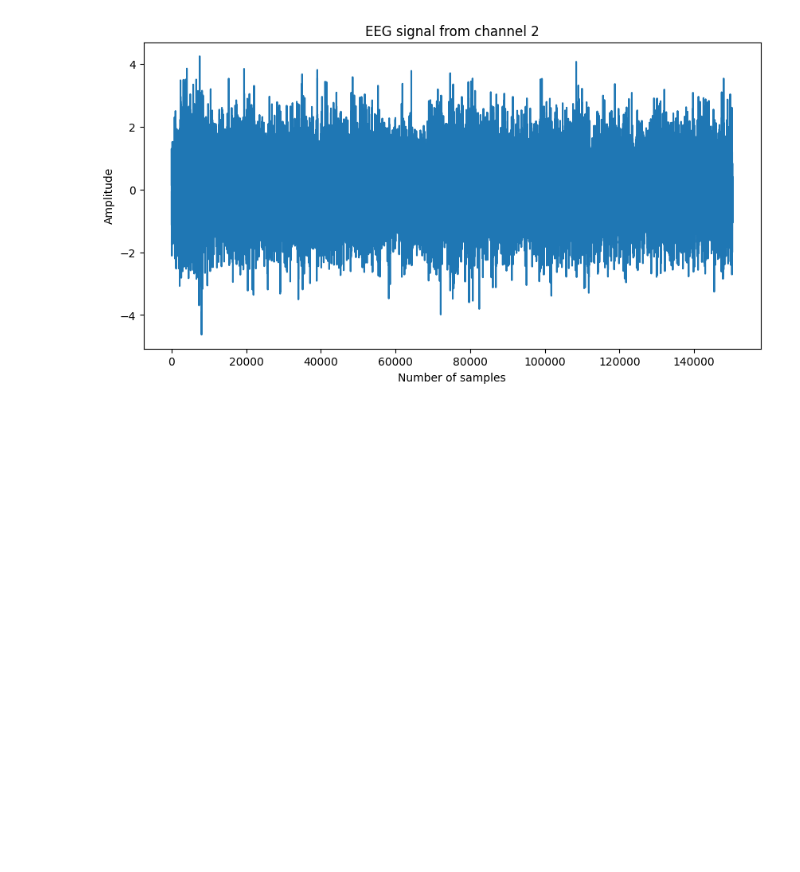
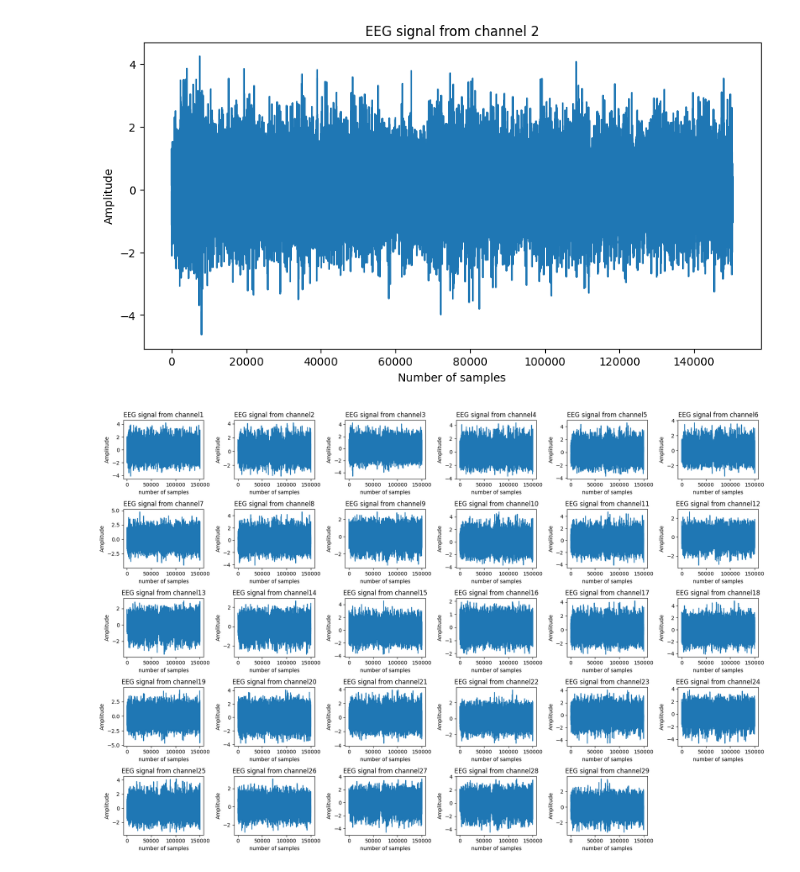
Before and after one commit to ShahabSN/Computational-Neuroscience-, a Jupyter notebook: CNSci_2.ipynb, the cells around one changed output. Saved outputs shown, nothing was run; the diff lists cells and outputs as text; code cells hidden in the pictures; blank space fills up the shorter version.

```diff
--- a/CNSci_2.ipynb
+++ b/CNSci_2.ipynb
@@ -91,3 +91,21 @@ plt.ylabel("Amplitude")
 # %% [output]
 Text(0, 0.5, 'Amplitude')
 [figure]
+# %%
+number_of_rows = 5
+number_of_columns = 6
+plt.figure(figsize =(18, 12))
+
+for channel in range(number_of_channel):
+
+  channel_toplot = channel
+  plt.subplot(number_of_rows, number_of_columns, channel +1)
+  plt.plot(EEG[channel_toplot])
+  plt.title(f"EEG signal from channel{channel_toplot+ 1}")
+  plt.xlabel("number of samples")
+  plt.ylabel("Amplitude")
+
+plt.tight_layout()
+plt.show()
+# %% [output]
+[figure, added]
```
Also changed, not shown: parts of 2 cells of this notebook.
